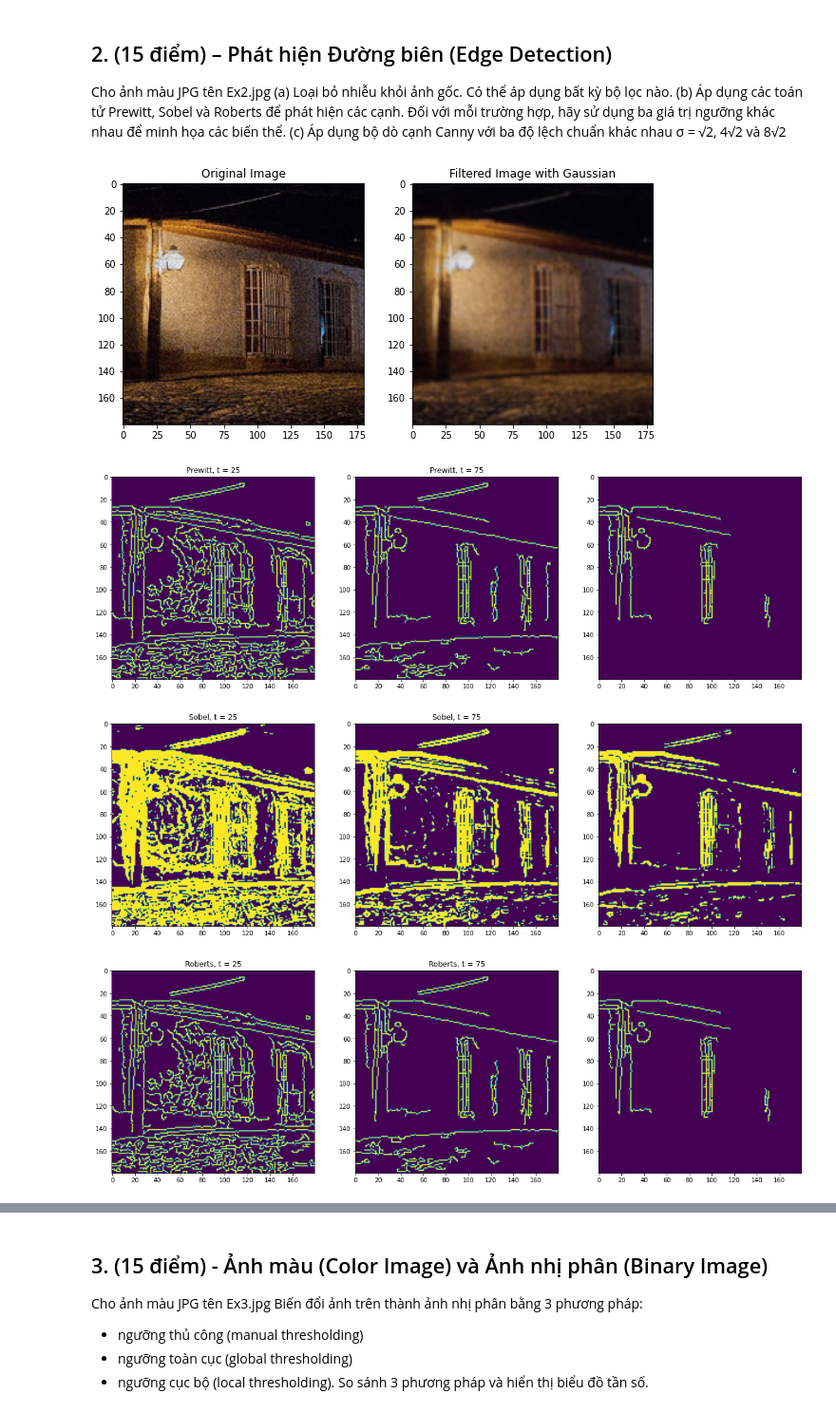
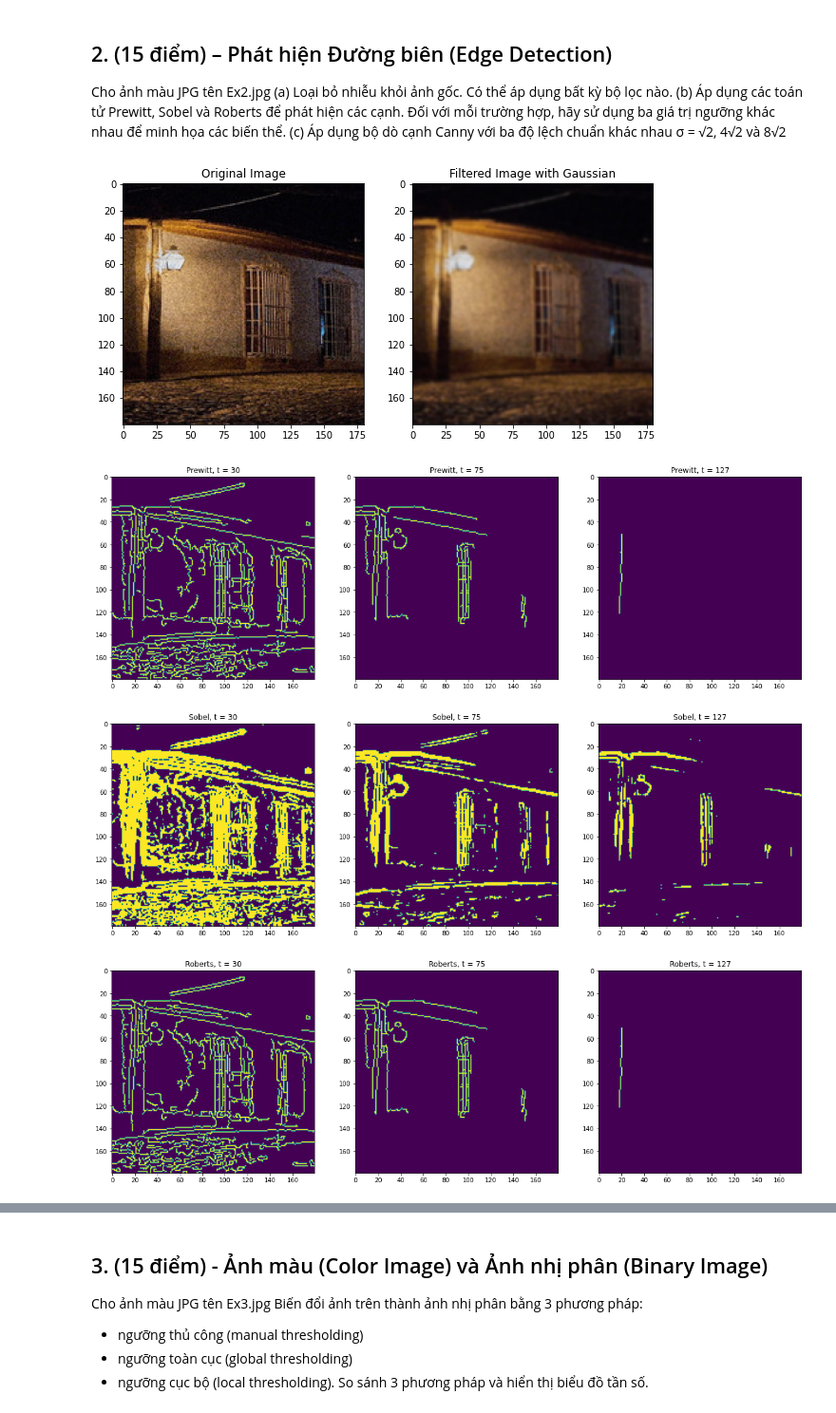
Before and after one commit to khanh22mse23057/Semester2-DIP, a Jupyter notebook: FSBMSE_[Digital_Image_and_Video_Processing]_Final_Assignment.ipynb, the cells around one changed output, grey strips where cells are left out. Shown at 95% size. Cells and saved outputs as stored; diff of their text form; code cells hidden in the pictures.

```diff
--- a/FSBMSE_[Digital_Image_and_Video_Processing]_Final_Assignment.ipynb
+++ b/FSBMSE_[Digital_Image_and_Video_Processing]_Final_Assignment.ipynb
@@ -156,9 +156,9 @@ ax[1].set_title('Filtered Image with Gaussian')
 img_gray = cv2.cvtColor(filtered_img, cv2.COLOR_BGR2GRAY)
 
 # Define the threshold values
-t1 = 25
-t2 = 50
-t3 = 75
+t1 = 30
+t2 = 75
+t3 = 127
 
 # Apply the Prewitt operator with three different threshold values
 edge_p1 = cv2.Canny(img_gray, t1, t1*3, apertureSize=3)
@@ -172,7 +172,7 @@ axs[0].set_title('Prewitt, t = ' + str(t1))
 axs[1].imshow(edge_p2)
 axs[1].set_title('Prewitt, t = ' + str(t2))
 axs[2].imshow(edge_p3)
-axs[1].set_title('Prewitt, t = ' + str(t3))
+axs[2].set_title('Prewitt, t = ' + str(t3))
 plt.show()
 
 # Apply the Sobel operator with three different threshold values
@@ -184,38 +184,38 @@ mag, angle = cv2.cartToPolar(sobelx, sobely, angleInDegrees=True)
 edge_s1 = cv2.threshold(mag, t1, 255, cv2.THRESH_BINARY)[1]
 edge_s2 = cv2.threshold(mag, t2, 255, cv2.THRESH_BINARY)[1]
 edge_s3 = cv2.threshold(mag, t3, 255, cv2.THRESH_BINARY)[1]
 
 # # Show images
 fig, axs = plt.subplots(1, 3, figsize=(20, 10))
 axs[0].imshow(edge_s1)
 axs[0].set_title('Sobel, t = ' + str(t1))
 axs[1].imshow(edge_s2)
 axs[1].set_title('Sobel, t = ' + str(t2))
 axs[2].imshow(edge_s3)
-axs[1].set_title('Sobel, t = ' + str(t3))
+axs[2].set_title('Sobel, t = ' + str(t3))
 plt.show()
 
 # Apply the Roberts operator with three different threshold values
 roberts_cross_v = np.array([[0, 0, 0], [0, 1, 0], [0, 0, -1]], dtype=np.float32)
 roberts_cross_h = np.array([[0, 0, 0], [0, 0, 1], [0, -1, 0]], dtype=np.float32)
 edge_r1 = cv2.filter2D(img_gray, -1, roberts_cross_v) > t1
 edge_r2 = cv2.filter2D(img_gray, -1, roberts_cross_v) > t2
 edge_r3 = cv2.filter2D(img_gray, -1, roberts_cross_v) > t3
 
 # Show images
 fig, axs = plt.subplots(1, 3, figsize=(20, 10))
 axs[0].imshow(edge_p1)
 axs[0].set_title('Roberts, t = ' + str(t1))
 axs[1].imshow(edge_p2)
 axs[1].set_title('Roberts, t = ' + str(t2))
 axs[2].imshow(edge_p3)
-axs[1].set_title('Roberts, t = ' + str(t3))
+axs[2].set_title('Roberts, t = ' + str(t3))
 plt.show()
 # %% [output]
 [figure]
-[figure, old version]
+[figure, new version]
-[figure, old version]
+[figure, new version]
-[figure, old version]
+[figure, new version]
 # %%
 # c Áp dụng bộ dò cạnh Canny với ba độ lệch chuẩn khác nhau σ = √2, 4√2 và 8√2
 def edge_detect_canny(image, sigma=0.33):
```
Also changed, not shown: parts of 2 cells of this notebook.
